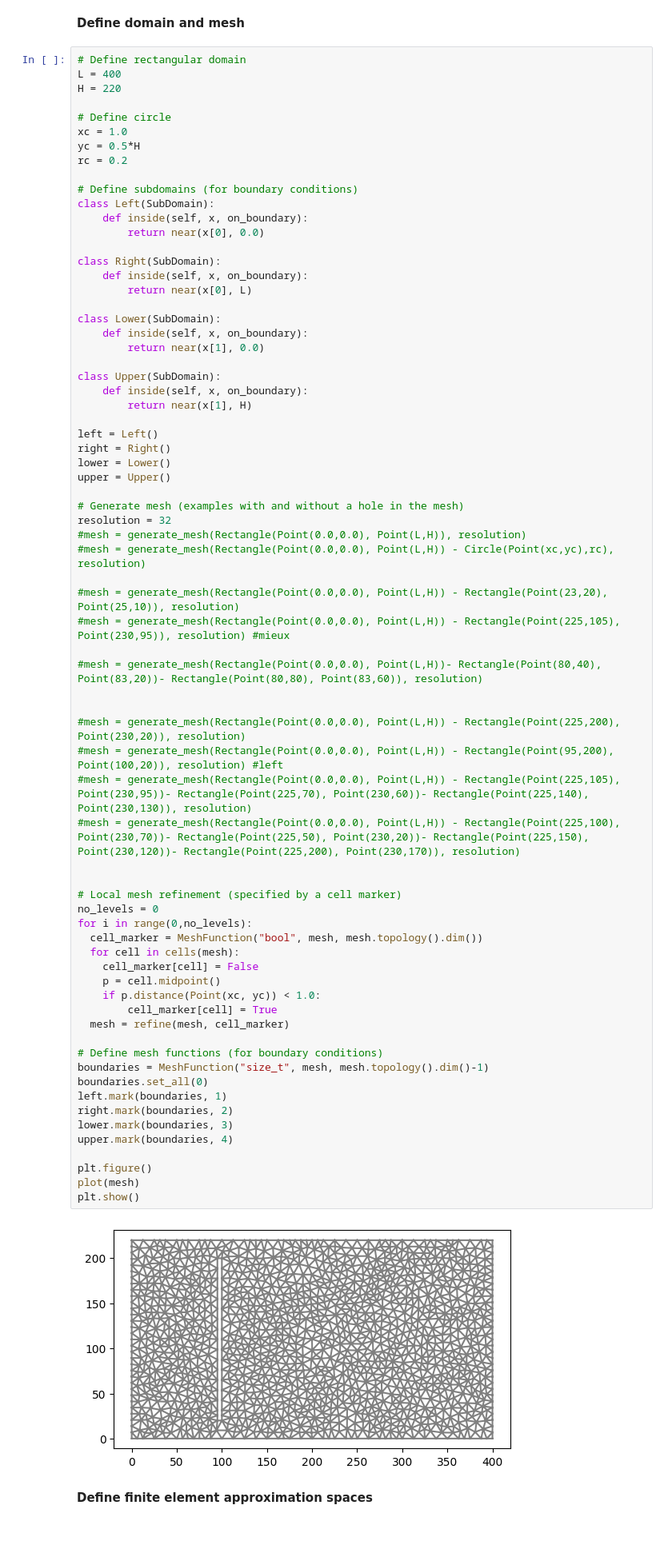
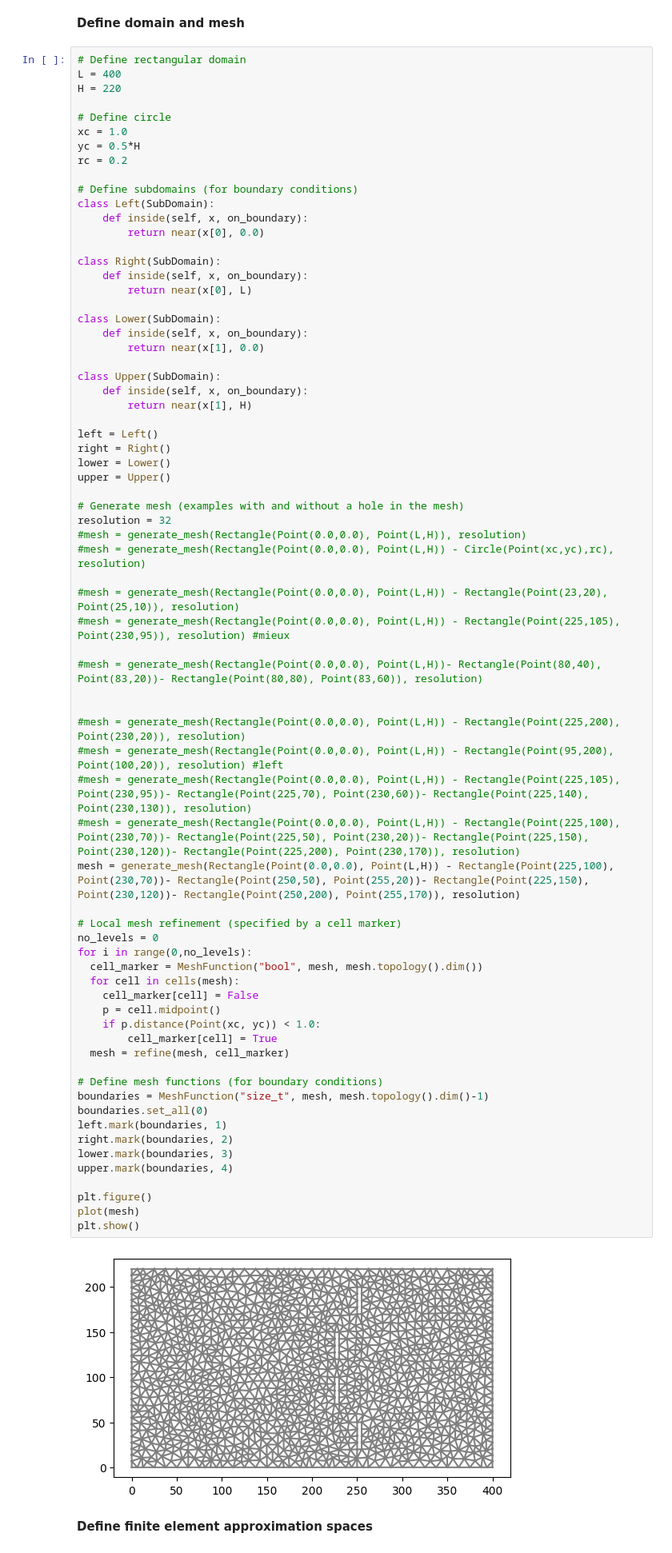
Before and after one commit to katty-anay/Fluid_mechanics_, a Jupyter notebook: Shallow-Water-Equations.ipynb, the cells around one changed output. Shown at 80% size. Drawn from its saved outputs; the diff is of its cells as text.

```diff
--- a/Shallow-Water-Equations.ipynb
+++ b/Shallow-Water-Equations.ipynb
@@ -113,35 +113,35 @@ resolution = 32
 
 
 #mesh = generate_mesh(Rectangle(Point(0.0,0.0), Point(L,H)) - Rectangle(Point(225,200), Point(230,20)), resolution)
 #mesh = generate_mesh(Rectangle(Point(0.0,0.0), Point(L,H)) - Rectangle(Point(95,200), Point(100,20)), resolution) #left
 #mesh = generate_mesh(Rectangle(Point(0.0,0.0), Point(L,H)) - Rectangle(Point(225,105), Point(230,95))- Rectangle(Point(225,70), Point(230,60))- Rectangle(Point(225,140), Point(230,130)), resolution)
 #mesh = generate_mesh(Rectangle(Point(0.0,0.0), Point(L,H)) - Rectangle(Point(225,100), Point(230,70))- Rectangle(Point(225,50), Point(230,20))- Rectangle(Point(225,150), Point(230,120))- Rectangle(Point(225,200), Point(230,170)), resolution)
-
+mesh = generate_mesh(Rectangle(Point(0.0,0.0), Point(L,H)) - Rectangle(Point(225,100), Point(230,70))- Rectangle(Point(250,50), Point(255,20))- Rectangle(Point(225,150), Point(230,120))- Rectangle(Point(250,200), Point(255,170)), resolution)
 
 # Local mesh refinement (specified by a cell marker)
 no_levels = 0
 for i in range(0,no_levels):
   cell_marker = MeshFunction("bool", mesh, mesh.topology().dim())
   for cell in cells(mesh):
     cell_marker[cell] = False
     p = cell.midpoint()
     if p.distance(Point(xc, yc)) < 1.0:
         cell_marker[cell] = True
   mesh = refine(mesh, cell_marker)
 
 # Define mesh functions (for boundary conditions)
 boundaries = MeshFunction("size_t", mesh, mesh.topology().dim()-1)
 boundaries.set_all(0)
 left.mark(boundaries, 1)
 right.mark(boundaries, 2)
 lower.mark(boundaries, 3)
 upper.mark(boundaries, 4)
 
 plt.figure()
 plot(mesh)
 plt.show()
 # %% [output]
-[figure, old version]
+[figure, new version]
 # %% [markdown]
 **Define finite element approximation spaces**
 # %%
```
Also changed, not shown: parts of 6 cells of this notebook.
